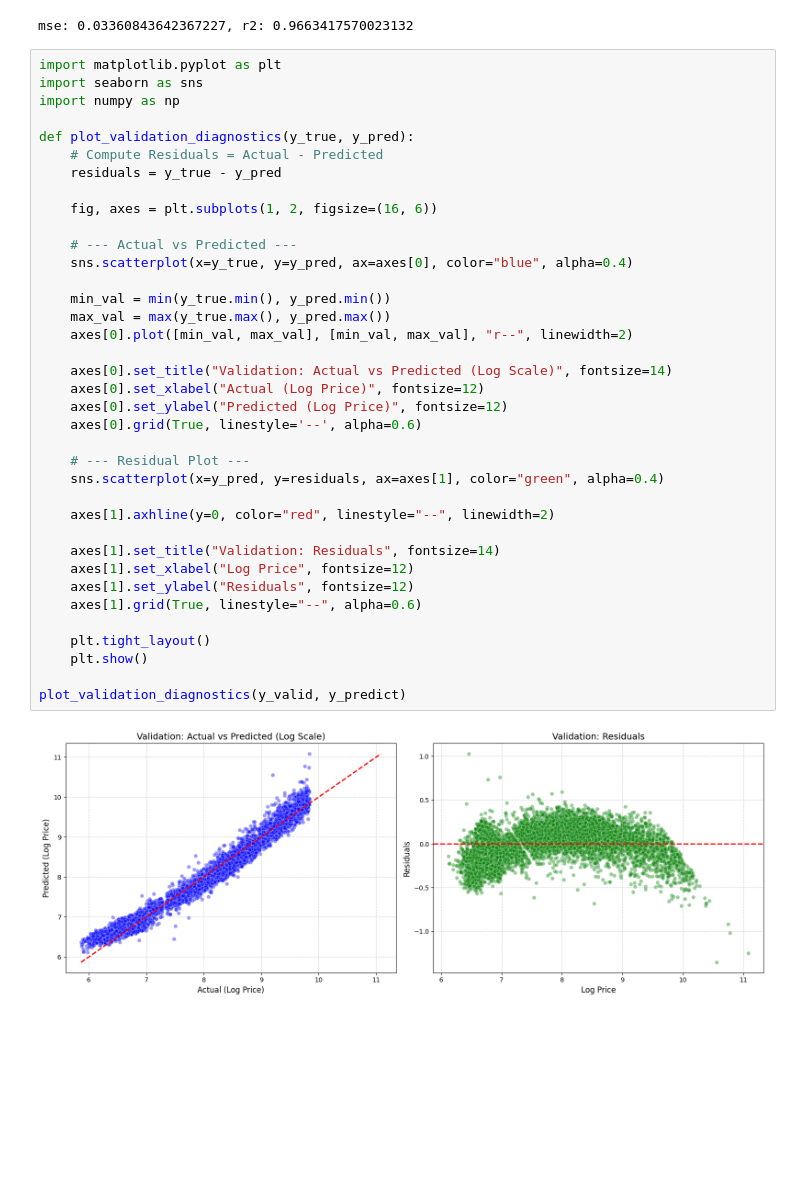
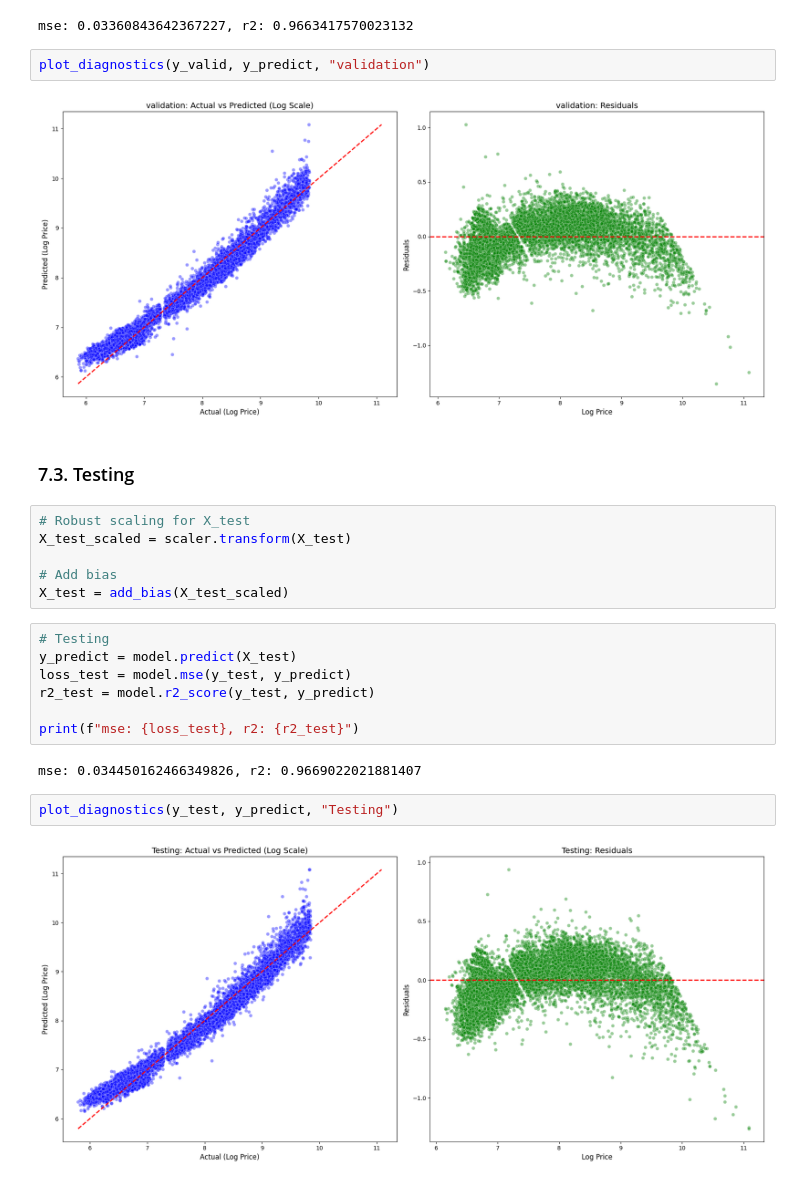
Before and after one commit to QuachGHuy/polynomial-ridge-regression-diamond-prices, a Jupyter notebook: notebook/experiment.ipynb, the cells around one changed output. Saved outputs shown, nothing was run; the diff lists cells and outputs as text; blank space fills up the shorter version.

Commit message:
exp: testing model

```diff
--- a/notebook/experiment.ipynb
+++ b/notebook/experiment.ipynb
@@ -602,41 +637,27 @@ print(f"mse: {loss_valid}, r2: {r2_valid}")
 # %% [output]
 mse: 0.03360843642367227, r2: 0.9663417570023132
 # %%
-import matplotlib.pyplot as plt
-import seaborn as sns
-import numpy as np
-
-def plot_validation_diagnostics(y_true, y_pred):
-    # Compute Residuals = Actual - Predicted
-    residuals = y_true - y_pred
-
-    fig, axes = plt.subplots(1, 2, figsize=(16, 6))
-
-    # --- Actual vs Predicted ---
-    sns.scatterplot(x=y_true, y=y_pred, ax=axes[0], color="blue", alpha=0.4)
-
-    min_val = min(y_true.min(), y_pred.min())
-    max_val = max(y_true.max(), y_pred.max())
-    axes[0].plot([min_val, max_val], [min_val, max_val], "r--", linewidth=2)
-
-    axes[0].set_title("Validation: Actual vs Predicted (Log Scale)", fontsize=14)
-    axes[0].set_xlabel("Actual (Log Price)", fontsize=12)
-    axes[0].set_ylabel("Predicted (Log Price)", fontsize=12)
-    axes[0].grid(True, linestyle='--', alpha=0.6)
-
-    # --- Residual Plot ---
-    sns.scatterplot(x=y_pred, y=residuals, ax=axes[1], color="green", alpha=0.4)
-
-    axes[1].axhline(y=0, color="red", linestyle="--", linewidth=2)
-
-    axes[1].set_title("Validation: Residuals", fontsize=14)
-    axes[1].set_xlabel("Log Price", fontsize=12)
-    axes[1].set_ylabel("Residuals", fontsize=12)
-    axes[1].grid(True, linestyle="--", alpha=0.6)
-
-    plt.tight_layout()
-    plt.show()
-
-plot_validation_diagnostics(y_valid, y_predict)
+plot_diagnostics(y_valid, y_predict, "validation")
 # %% [output]
-[figure, old version]
+[figure, new version]
+# %% [markdown]
+### 7.3. Testing
+# %%
+# Robust scaling for X_test
+X_test_scaled = scaler.transform(X_test)
+
+# Add bias
+X_test = add_bias(X_test_scaled)
+# %%
+# Testing
+y_predict = model.predict(X_test)
+loss_test = model.mse(y_test, y_predict)
+r2_test = model.r2_score(y_test, y_predict)
+
+print(f"mse: {loss_test}, r2: {r2_test}")
+# %% [output]
+mse: 0.034450162466349826, r2: 0.9669022021881407
+# %%
+plot_diagnostics(y_test, y_predict, "Testing")
+# %% [output]
+[figure, added]
```
Also changed, not shown: parts of 1 cell of this notebook.
